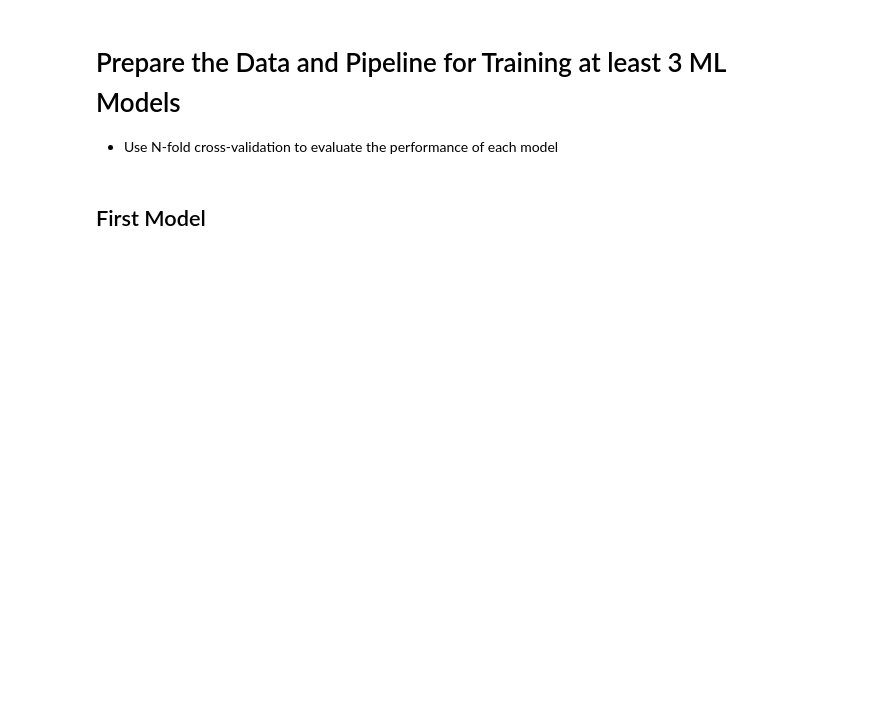
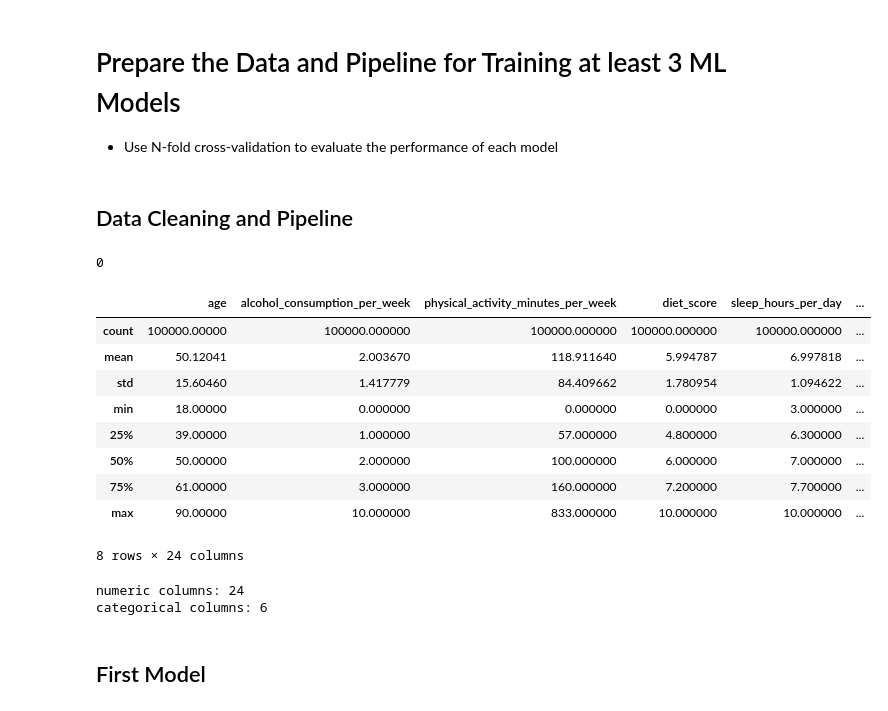
Before and after one commit to CS133-DataVisualization/term-project-group-9, a Jupyter notebook: Project Assignments/P4_ML_Training_Testing.ipynb, the cells around one changed output. Saved outputs shown, nothing was run; the diff lists cells and outputs as text; code cells hidden in the pictures; blank space fills up the shorter version.

Commit message:
data cleaning + pipeline + Logistic Regression

```diff
--- a/Project Assignments/P4_ML_Training_Testing.ipynb
+++ b/Project Assignments/P4_ML_Training_Testing.ipynb
@@ -12,0 +24,3 @@
+# %%
+diabetes_df = pd.read_csv('diabetes_dataset.csv')
+diabetes_df.head()
@@ -15,5 +57,74 @@
 
 
 *   Use N-fold cross-validation to evaluate the performance of each model
+# %% [markdown]
+## Data Cleaning and Pipeline
+# %%
+diabetes_df.isnull().sum().sum()
+# %% [output]
+0
+# %%
+diabetes_df.describe()
+# %% [output]
+|  | age | alcohol_consumption_per_week | physical_activity_minutes_per_week | diet_score | sleep_hours_per_day | ... |
+| count | 100000.00000 | 100000.000000 | 100000.000000 | 100000.000000 | 100000.000000 | ... |
+| mean | 50.12041 | 2.003670 | 118.911640 | 5.994787 | 6.997818 | ... |
+| std | 15.60460 | 1.417779 | 84.409662 | 1.780954 | 1.094622 | ... |
+| min | 18.00000 | 0.000000 | 0.000000 | 0.000000 | 3.000000 | ... |
+| 25% | 39.00000 | 1.000000 | 57.000000 | 4.800000 | 6.300000 | ... |
+| 50% | 50.00000 | 2.000000 | 100.000000 | 6.000000 | 7.000000 | ... |
+| 75% | 61.00000 | 3.000000 | 160.000000 | 7.200000 | 7.700000 | ... |
+| max | 90.00000 | 10.000000 | 833.000000 | 10.000000 | 10.000000 | ... |
+8 rows × 24 columns
+# %%
+
+#Drop the column "diabetes_stage" because we want to be able to predict this
+target_col = "diabetes_stage"
+
+X_train = strat_train_set.drop(columns=[target_col])
+y_train = strat_train_set[target_col]
+X_test = strat_test_set.drop(columns=[target_col])
+y_test = strat_test_set[target_col]
+
+#Split the columns into two lists, one for numericals and one for categorical
+num_attribs = X_train.select_dtypes(include="number").columns.tolist()
+cat_attribs = X_train.select_dtypes(include=["object", "category"]).columns.tolist()
+
+#pipeline for numerical columns
+num_pipeline = Pipeline(
+    [
+        ("imputer", SimpleImputer(strategy="median")),
+        ("scaler", StandardScaler()),
+    ]
+)
+
+#pipeline for categorical columns
+cat_pipeline = Pipeline(
+    [
+        ("imputer", SimpleImputer(strategy="most_frequent")),
+        (
+            "onehot",
+            OneHotEncoder(handle_unknown="ignore", sparse_output=False),
+        ),
+    ]
+)
+
+#combine the two columns again into one pipeline
+full_pipeline = ColumnTransformer(
+    [
+        ("num", num_pipeline, num_attribs),
+        ("cat", cat_pipeline, cat_attribs),
+    ]
+)
+
+
+X_train_prepared = full_pipeline.fit_transform(X_train)
+X_test_prepared = full_pipeline.transform(X_test)
+
+print("numeric columns:", len(num_attribs))
+print("categorical columns:", len(cat_attribs))
+# %% [output]
+numeric columns: 24
+categorical columns: 6
 # %% [markdown]
 ## First Model
```
Also changed, not shown: parts of 6 cells of this notebook.
